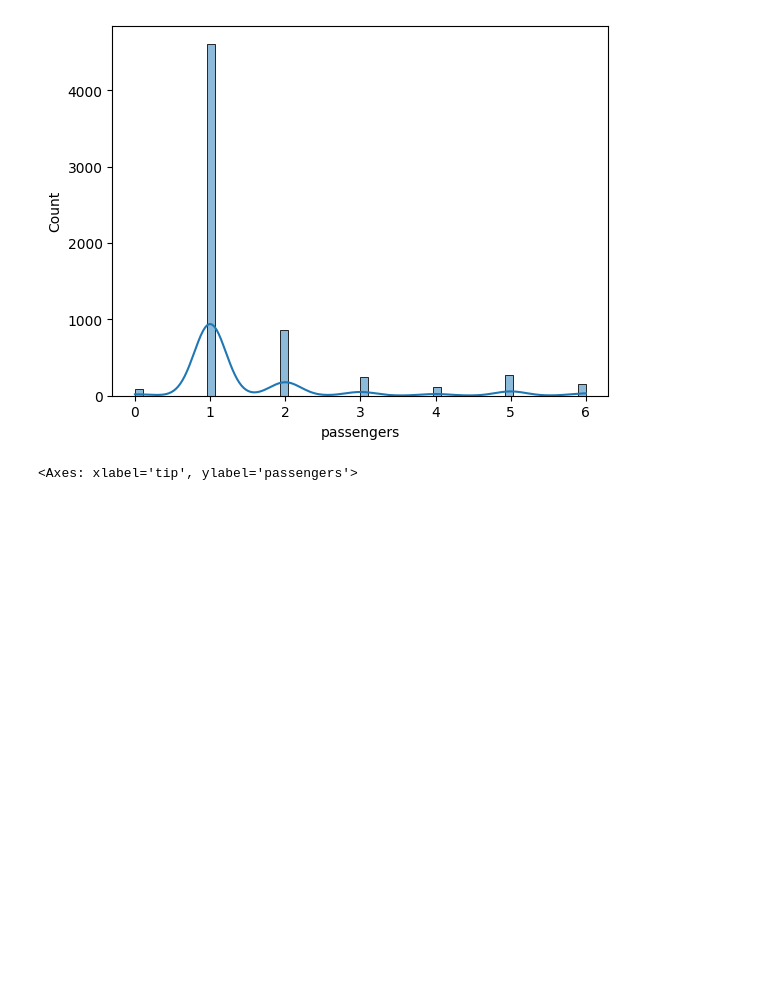
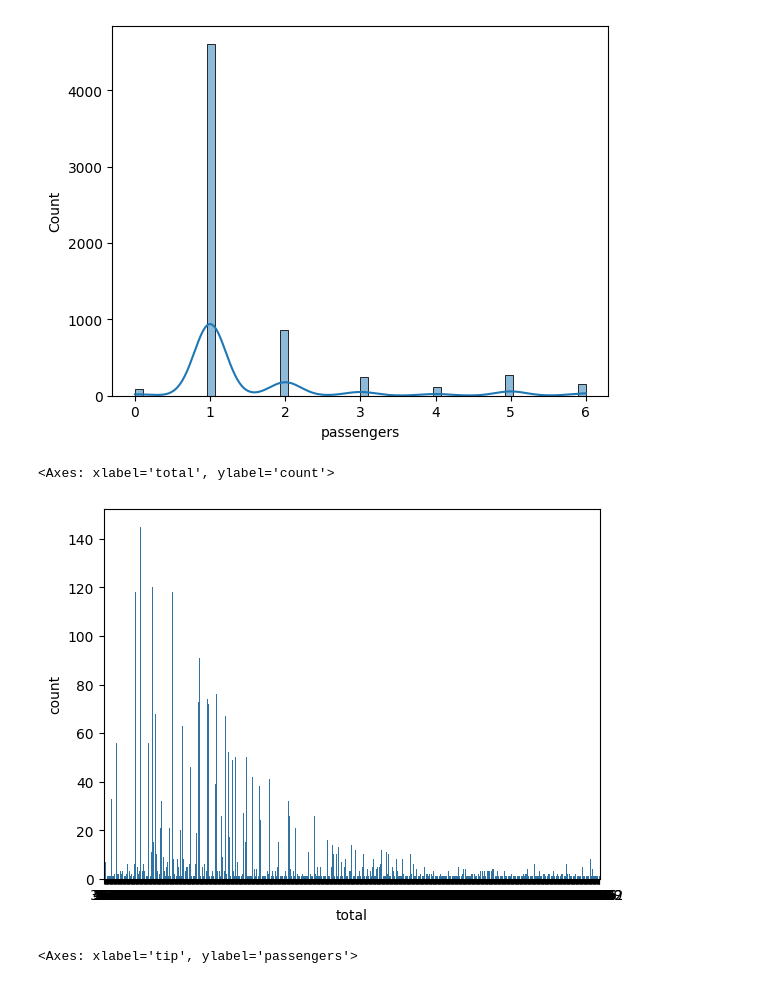
Before and after one commit to ShivaniMareddy/hypothesis_testing_and_statistical_inference, a Jupyter notebook: Hypothesis_Testing_and_Statistical_Inference.ipynb, the cells around one changed output. Saved outputs shown, nothing was run; the diff lists cells and outputs as text; code cells hidden in the pictures; blank space fills up the shorter version.

```diff
--- a/Hypothesis_Testing_and_Statistical_Inference.ipynb
+++ b/Hypothesis_Testing_and_Statistical_Inference.ipynb
@@ -571,6 +571,11 @@ sns.histplot(df['passengers'],kde=True)
 # %% [output]
 <Axes: xlabel='passengers', ylabel='Count'>
 [figure]
+# %%
+sns.countplot(x=df['total'])
+# %% [output]
+<Axes: xlabel='total', ylabel='count'>
+[figure, added]
 # %%
 sns.scatterplot(x=df['tip'],y=df['passengers'])
 # %% [output]
```
Also changed, not shown: parts of 2 cells of this notebook.
